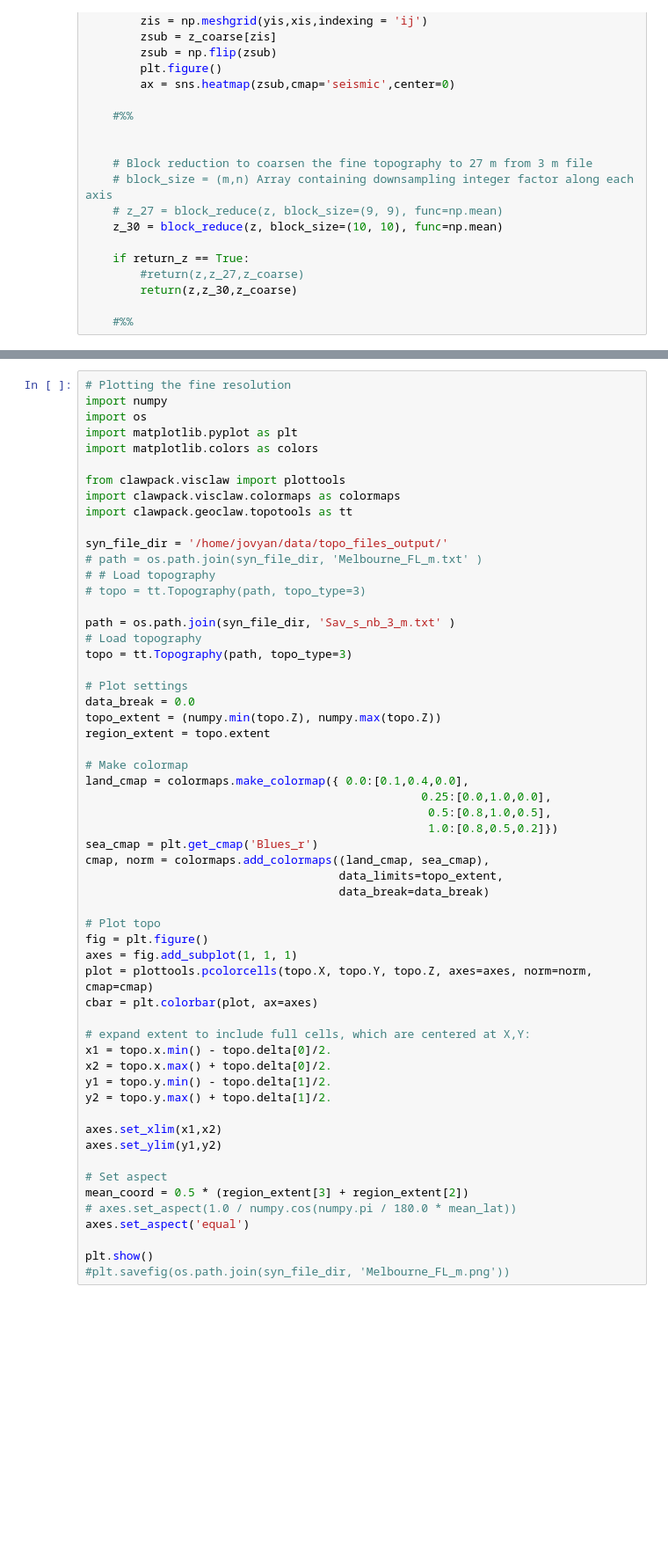
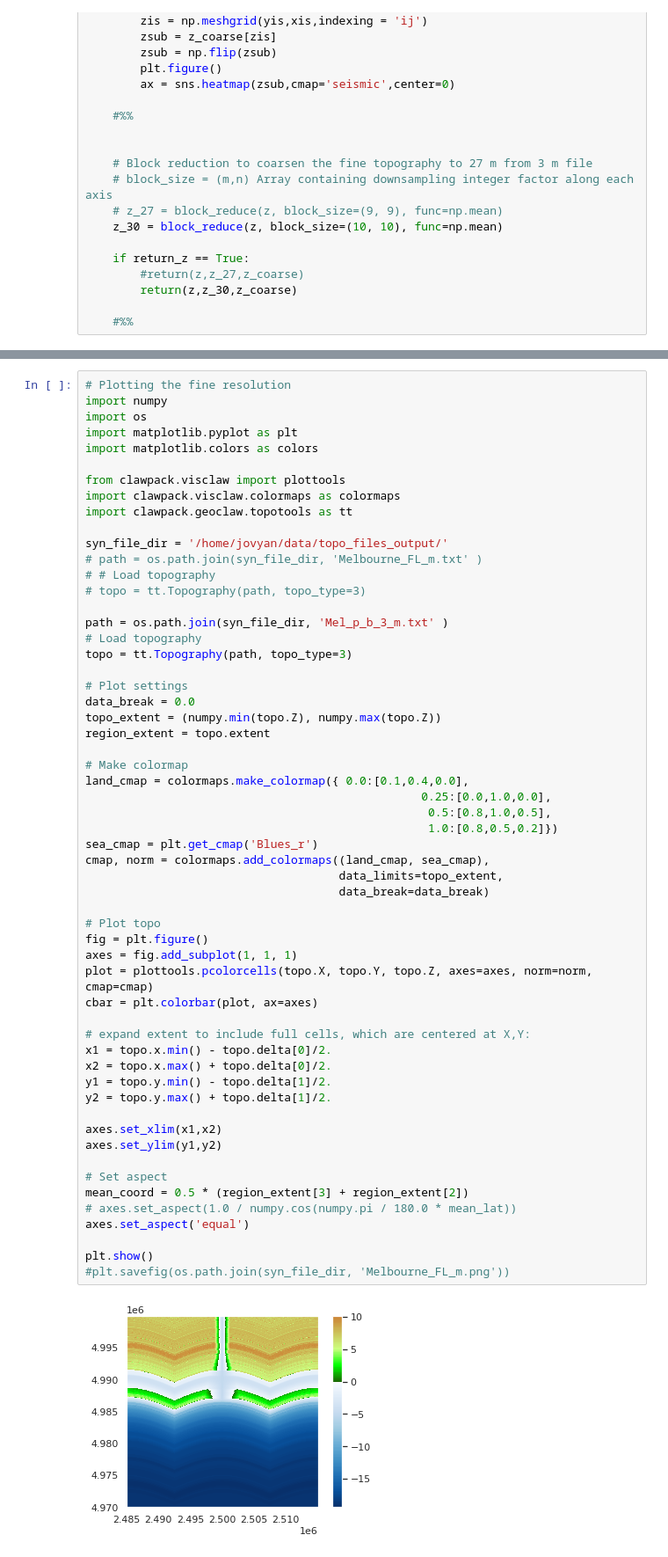
Before and after one commit to NWC-CUAHSI-Summer-Institute/hydroinformatics, a Jupyter notebook: syn_topo/Syn_topo_to_topotools.ipynb, the cells around one changed output, grey strips where cells are left out. Shown at 88% size. Cells and saved outputs as stored; diff of their text form; blank space fills up the shorter version.

```diff
--- a/syn_topo/Syn_topo_to_topotools.ipynb
+++ b/syn_topo/Syn_topo_to_topotools.ipynb
@@ -463,7 +470,7 @@ syn_file_dir = '/home/jovyan/data/topo_files_output/'
 # # Load topography
 # topo = tt.Topography(path, topo_type=3)
 
-path = os.path.join(syn_file_dir, 'Sav_s_nb_3_m.txt' )
+path = os.path.join(syn_file_dir, 'Mel_p_b_3_m.txt' )
 # Load topography
 topo = tt.Topography(path, topo_type=3)
 
@@ -477,33 +484,35 @@ land_cmap = colormaps.make_colormap({ 0.0:[0.1,0.4,0.0],
                                                  0.25:[0.0,1.0,0.0],
                                                   0.5:[0.8,1.0,0.5],
                                                   1.0:[0.8,0.5,0.2]})
 sea_cmap = plt.get_cmap('Blues_r')
 cmap, norm = colormaps.add_colormaps((land_cmap, sea_cmap),
                                      data_limits=topo_extent,
                                      data_break=data_break)
 
 # Plot topo
 fig = plt.figure()
 axes = fig.add_subplot(1, 1, 1)
 plot = plottools.pcolorcells(topo.X, topo.Y, topo.Z, axes=axes, norm=norm, cmap=cmap)
 cbar = plt.colorbar(plot, ax=axes)
 
 # expand extent to include full cells, which are centered at X,Y:
 x1 = topo.x.min() - topo.delta[0]/2.
 x2 = topo.x.max() + topo.delta[0]/2.
 y1 = topo.y.min() - topo.delta[1]/2.
 y2 = topo.y.max() + topo.delta[1]/2.
 
 axes.set_xlim(x1,x2)
 axes.set_ylim(y1,y2)
 
 # Set aspect
 mean_coord = 0.5 * (region_extent[3] + region_extent[2])
 # axes.set_aspect(1.0 / numpy.cos(numpy.pi / 180.0 * mean_lat))
 axes.set_aspect('equal')
 
 plt.show()
 #plt.savefig(os.path.join(syn_file_dir, 'Melbourne_FL_m.png'))
+# %% [output]
+[figure, added]
 # %%
 # Plotting the fine 30m resolution
 import numpy
```
Also changed, not shown: parts of 4 cells of this notebook, 2 other files.
